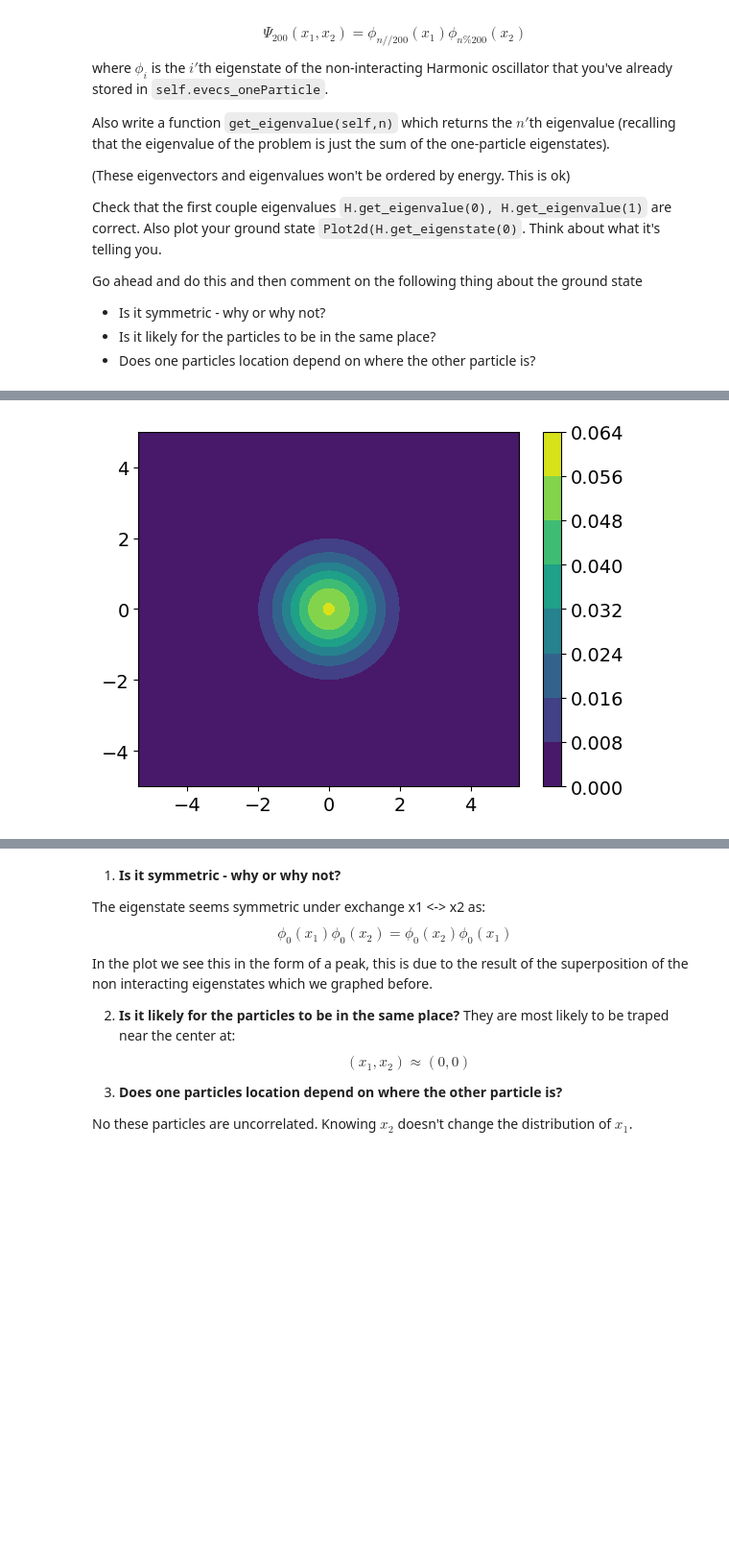
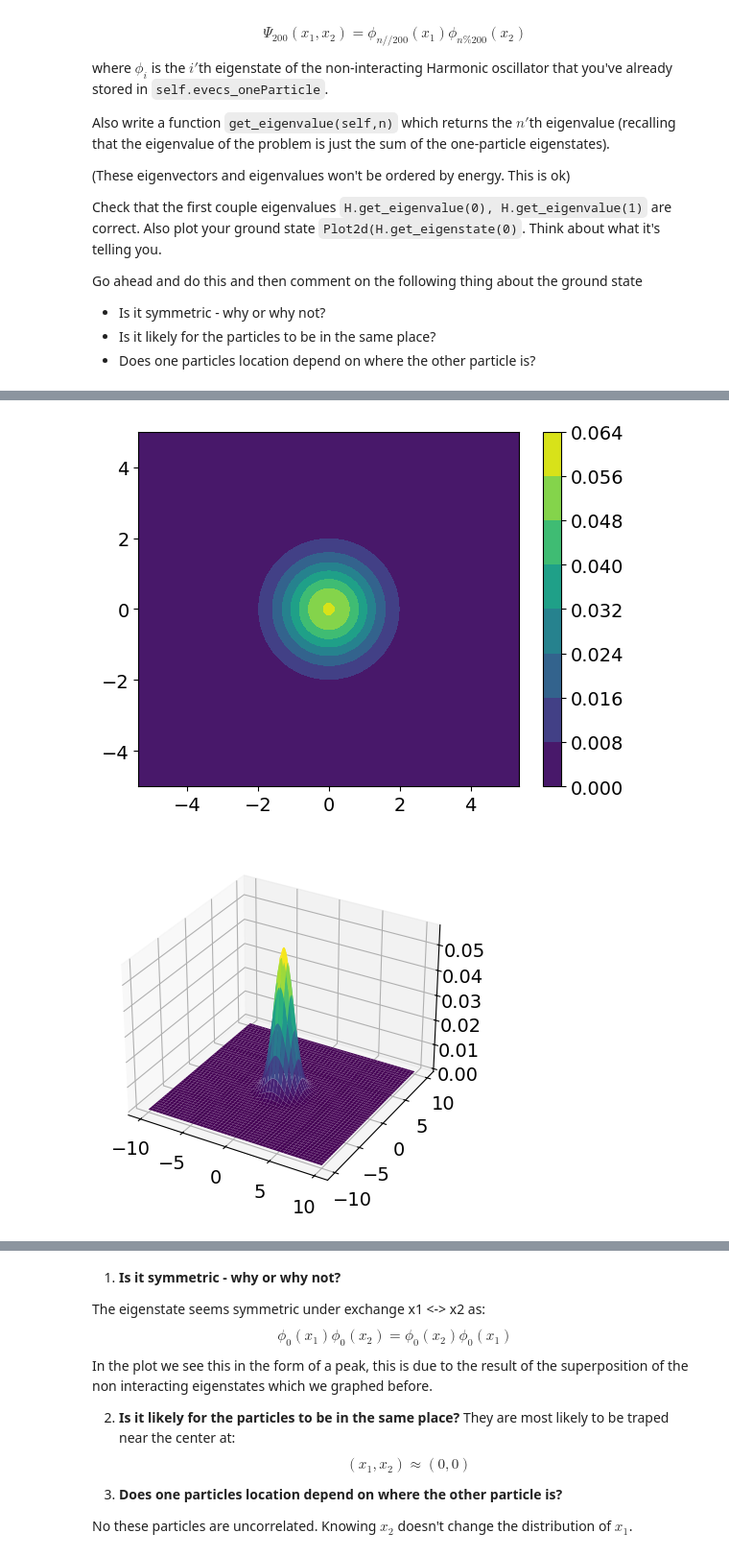
Before and after one commit to mvela31/PHYS487hws, a Jupyter notebook: quantum_mechanics/PerturbationTheory.ipynb, the cells around one changed output, grey strips where cells are left out. Shown at 96% size. Cells and saved outputs as stored; diff of their text form; code cells hidden in the pictures; blank space fills up the shorter version.

```diff
--- a/quantum_mechanics/PerturbationTheory.ipynb
+++ b/quantum_mechanics/PerturbationTheory.ipynb
@@ -329,4 +332,5 @@ Go ahead and do this and then comment on the following thing about the ground st
 """
 print(f"First eigenval : {H.get_eigenvalue(0)} J, Second Eigenval : {H.get_eigenvalue(1)} J")
 Plot2d(H.get_eigenstate(0), False)
+Plot2d(H.get_eigenstate(0), True)
 # %% [output]
@@ -335,4 +339,5 @@ WARNING:matplotlib.axes._base:Ignoring fixed x limits to fulfill fixed data aspe
 [figure]
+[figure, added]
 # %% [markdown]
 <div><img src="https://clark.physics.illinois.edu/246img/AnsEnd.svg" width=200 align=left alt="Answer (start)"></img><br></div>
 # %% [markdown]
```
Also changed, not shown: parts of 9 cells of this notebook.
